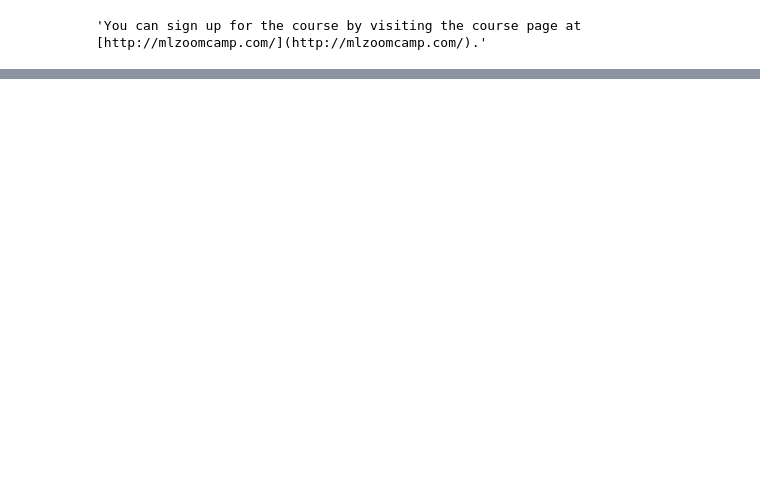
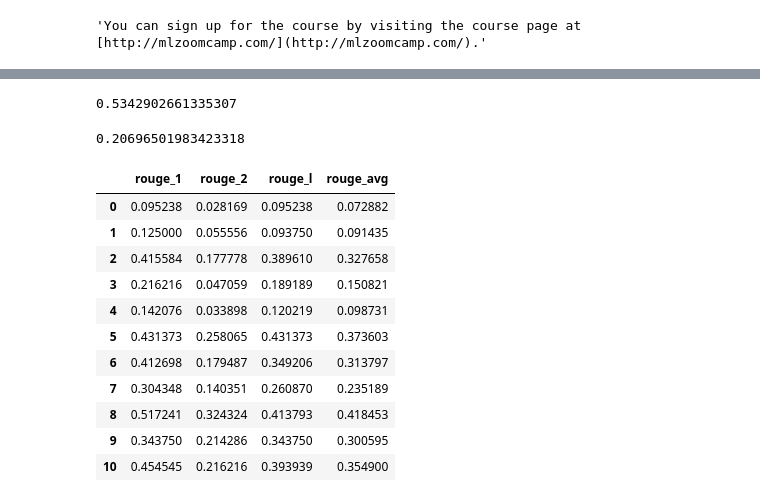
Before and after one commit to beotavalo/LLM-Zoomcamp-2024, a Jupyter notebook: 04-monitoring/homework_04.ipynb, the cells around one changed output, grey strips where cells are left out. Drawn from its saved outputs; the diff is of its cells as text; code cells hidden in the pictures; blank space fills up the shorter version.

```diff
--- a/04-monitoring/homework_04.ipynb
+++ b/04-monitoring/homework_04.ipynb
@@ -103 +244,60 @@ array([[-0.03021406, -0.3444381 , -0.28076234, ..., -0.02464598,
+# %%
+# Get 'r' form the scores[11] for rouge-1, rouge-2, rouge-l
+
+r1 = scores[11]['rouge-1']['f']
+r2 = scores[11]['rouge-2']['f']
+rl = scores[11]['rouge-l']['f']
+
+average_rouge = (r1 + r2 + rl) / 3
+average_rouge
+# %% [output]
+0.5342902661335307
+# %%
+# Let's compute the score for all the records
+# rouge_1 = scores['rouge-1']['f']
+# rouge_2 = scores['rouge-2']['f']
+# rouge_l = scores['rouge-l']['f']
+# rouge_avg = (rouge_1 + rouge_2 + rouge_l) / 3
+# And create a dataframe from them
+# What's the agerage rouge_2 across all the records?
+
+rouge_1 = []
+rouge_2 = []
+rouge_l = []
+rouge_avg = []
+
+for score in scores:
+  r1 = score['rouge-1']['f']
+  r2 = score['rouge-2']['f']
+  rl = score['rouge-l']['f']
+  avg = (r1 + r2 + rl) / 3
+
+  rouge_1.append(r1)
+  rouge_2.append(r2)
+  rouge_l.append(rl)
+  rouge_avg.append(avg)
+
+rouge_df = pd.DataFrame({
+    'rouge_1': rouge_1,
+    'rouge_2': rouge_2,
+    'rouge_l': rouge_l,
+    'rouge_avg': rouge_avg
+})
+# %% [output]
+0.20696501983423318
+# %%
+rouge_df[0:11]
+# %% [output]
+|  | rouge_1 | rouge_2 | rouge_l | rouge_avg |
+| 0 | 0.095238 | 0.028169 | 0.095238 | 0.072882 |
+| 1 | 0.125000 | 0.055556 | 0.093750 | 0.091435 |
+| 2 | 0.415584 | 0.177778 | 0.389610 | 0.327658 |
+| 3 | 0.216216 | 0.047059 | 0.189189 | 0.150821 |
+| 4 | 0.142076 | 0.033898 | 0.120219 | 0.098731 |
+| 5 | 0.431373 | 0.258065 | 0.431373 | 0.373603 |
+| 6 | 0.412698 | 0.179487 | 0.349206 | 0.313797 |
+| 7 | 0.304348 | 0.140351 | 0.260870 | 0.235189 |
+| 8 | 0.517241 | 0.324324 | 0.413793 | 0.418453 |
+| 9 | 0.343750 | 0.214286 | 0.343750 | 0.300595 |
+| 10 | 0.454545 | 0.216216 | 0.393939 | 0.354900 |
 # %%
```
Also changed, not shown: parts of 21 cells of this notebook.
